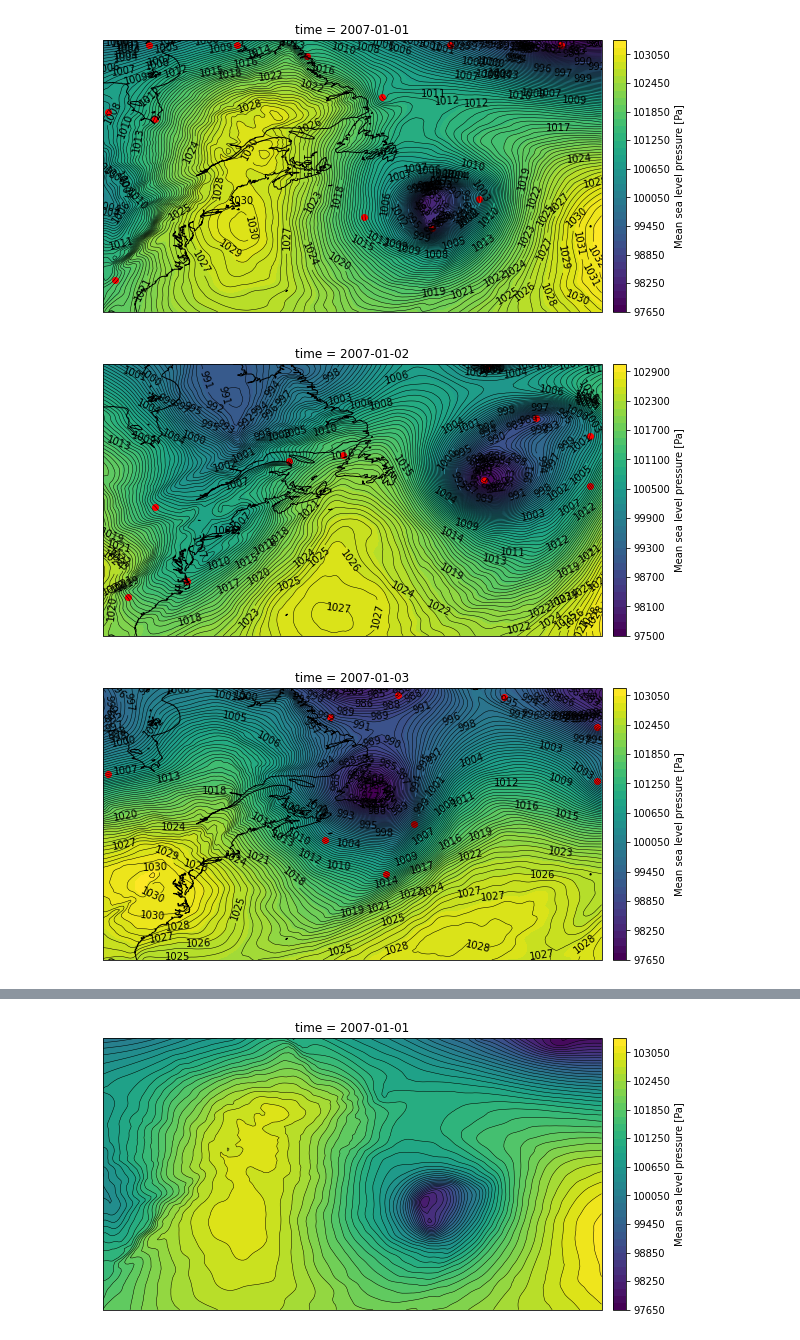
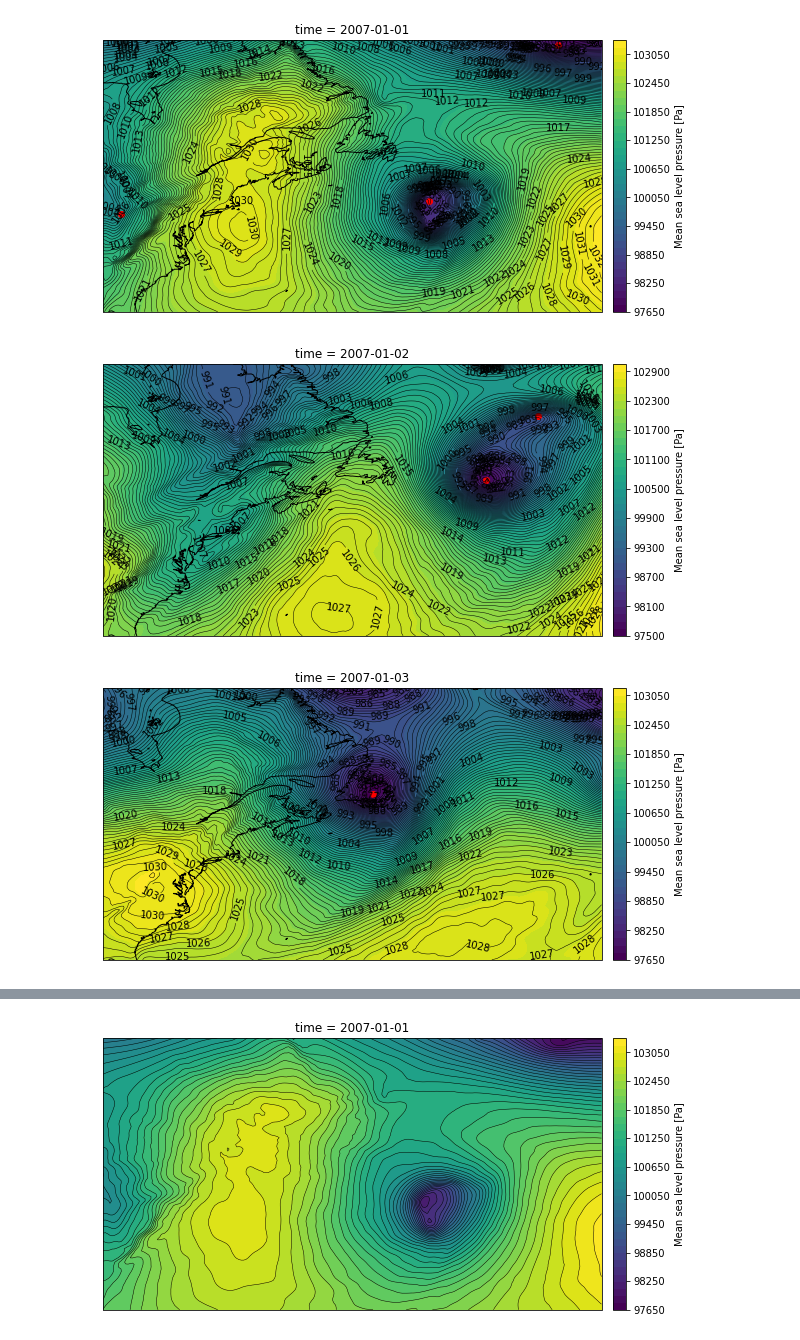
Before and after one commit to aaTman/centroid_finder, a Jupyter notebook: StormTracker.ipynb, the cells around one changed output, grey strips where cells are left out. Drawn from its saved outputs; the diff is of its cells as text; code cells hidden in the pictures.

Commit message:
fix plot_map to 50 levels, fixing edge radius code

```diff
--- a/StormTracker.ipynb
+++ b/StormTracker.ipynb
@@ -72,7 +72,8 @@ class CentroidFinder:
 
     def minima_filter(self, **kwargs):
         if self.dims == 2:
-            if kwargs['edge_radius']:
+            if 'edge_radius' in kwargs.keys():
+                edge_radius = kwargs['edge_radius']
                 H1 = uniform_filter(self.da[edge_radius:-edge_radius,edge_radius:-edge_radius],size=10,mode='nearest')
             else:
                 H1 = uniform_filter(self.da,size=10,mode='nearest')
@@ -81,7 +82,8 @@ class CentroidFinder:
             gradyy = np.gradient(grady.copy())[1]
             gradxy = np.gradient(gradx.copy())[1]
         elif self.dims == 3:
-            if kwargs['edge_radius']:
+            if 'edge_radius' in kwargs.keys():
+                edge_radius = kwargs['edge_radius']
                 H1 = np.array([uniform_filter(n[edge_radius:-edge_radius,edge_radius:-edge_radius],size=10,mode='nearest') for n in self.da])
             else:
                 H1 = np.array([uniform_filter(n,size=10,mode='nearest') for n in self.da])
@@ -93,12 +95,12 @@ class CentroidFinder:
             assert self.dims <= 3, 'filter requires dims <= 3'
         h = gradxx*gradyy - gradxy**2
         h_zero = h.copy()
-        h_zero[h_zero < .03] = np.nan
+        h_zero[h_zero < .05] = np.nan
         h_zero[gradxx < 0] = np.nan
         h_zero[gradyy < 0] = np.nan
         h_zero_coords = h_zero.copy()
         h_zero_coords[H1>101800] = np.nan
-        h_zero_coords[h_zero_coords<np.nanquantile(h_zero_coords,.50)] = np.nan
+        h_zero_coords[h_zero_coords<np.nanquantile(h_zero_coords,.90)] = np.nan
         self.h_test = h_zero_coords
         return h_zero_coords
 
@@ -134,7 +136,7 @@ class CentroidFinder:
         if self.dims == 3:
             quad1 = self.da[iteration].plot.contourf(ax=ax,transform=ccrs.PlateCarree(),levels=50,cbar_kwargs={'spacing': 'proportional',
                                                                                           'fraction':0.02,'pad':0.01})
-            contour = (self.da[iteration]/100).plot.contour(ax=ax,transform=ccrs.PlateCarree(),levels=100,colors='k',linewidths=0.5)
+            contour = (self.da[iteration]/100).plot.contour(ax=ax,transform=ccrs.PlateCarree(),levels=50,colors='k',linewidths=0.5)
         elif self.dims == 2:
             quad1 = self.da.plot.contourf(ax=ax,transform=ccrs.PlateCarree(),levels=50,cbar_kwargs={'spacing': 'proportional',
                                                                                           'fraction':0.02,'pad':0.01})
@@ -148,7 +150,7 @@ class CentroidFinder:
         if 'remove_edges' in kwargs.keys():
             if kwargs['remove_edges']:
                 try:
-                    edge_radius = kwargs['edge_radius']
+                    edge_radius = int(np.round(kwargs['edge_radius']/self.res))
                 except:
                     edge_radius = int(np.round(5/self.res))
 
@@ -239,9 +239,9 @@ IndentationError: expected an indented block (<ipython-input-12-89ffba9ffba2>, l
 # %%
 time = pd.date_range('2007-01-01', freq='D', periods=5)
 centroid = CentroidFinder(era5_slp.sel(latitude=slice(60,30),longitude=slice(-85,-30),time=time),resolution=0.25)
 centroid.subset_time(('2007-01-01','2007-01-04'))
-coords_list = centroid.identify_centroids(plot_map=True)
+coords = centroid.identify_centroids(plot_map=True,remove_edges=True,edge_radius=7.5)
 # %% [output]
-[figure, old version]
+[figure, new version]
-[figure, old version]
+[figure, new version]
-[figure, old version]
+[figure, new version]
```
Also changed, not shown: parts of 2 cells of this notebook.
